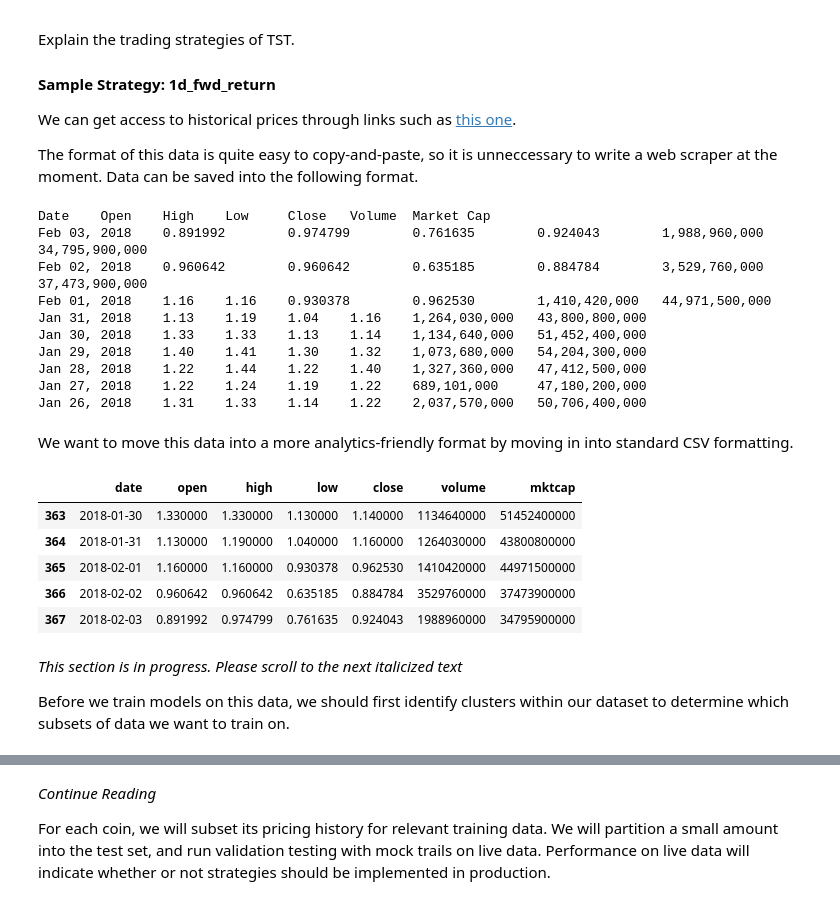
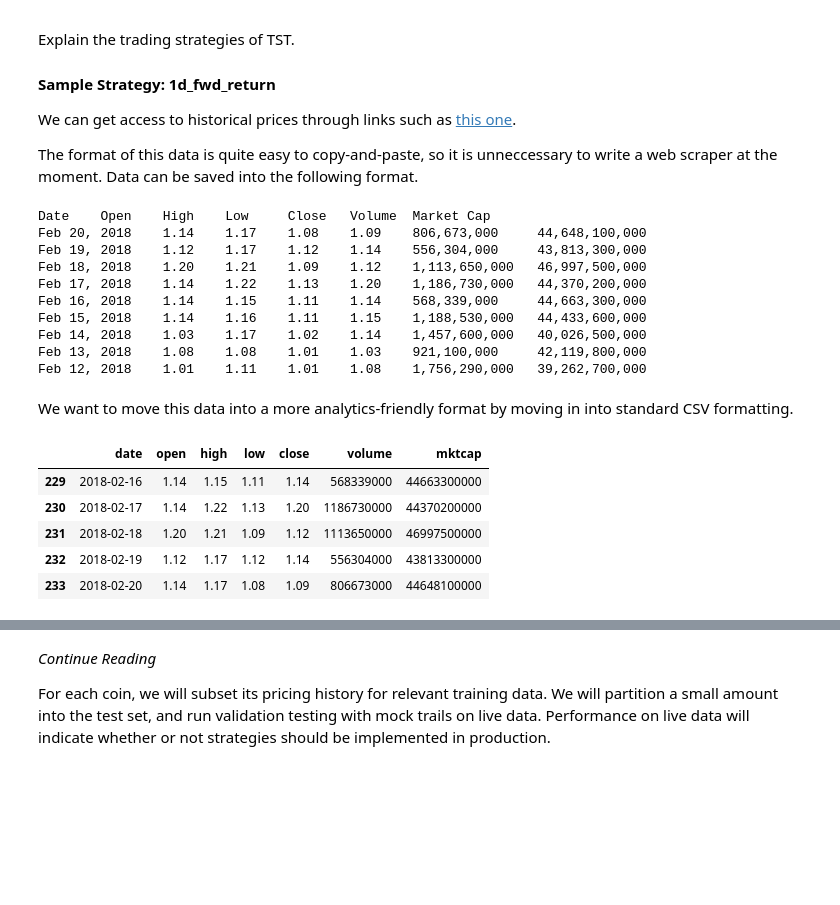
Before and after one commit to welsny/crypto-analysis, a Jupyter notebook: Strategies.ipynb, the cells around one changed output, grey strips where cells are left out. Saved outputs shown, nothing was run; the diff lists cells and outputs as text; code cells hidden in the pictures; blank space fills up the shorter version.

```diff
--- a/Strategies.ipynb
+++ b/Strategies.ipynb
@@ -21,44 +21,44 @@ The format of this data is quite easy to copy-and-paste, so it is unneccessary t
 # %%
 %%bash
 
-head xrp_daily.dat
+head xrp_daily.raw
 # %% [output]
 Date    Open    High    Low     Close   Volume  Market Cap
-Feb 03, 2018    0.891992        0.974799        0.761635        0.924043        1,988,960,000   34,795,900,000
-Feb 02, 2018    0.960642        0.960642        0.635185        0.884784        3,529,760,000   37,473,900,000
-Feb 01, 2018    1.16    1.16    0.930378        0.962530        1,410,420,000   44,971,500,000
-Jan 31, 2018    1.13    1.19    1.04    1.16    1,264,030,000   43,800,800,000
-Jan 30, 2018    1.33    1.33    1.13    1.14    1,134,640,000   51,452,400,000
-Jan 29, 2018    1.40    1.41    1.30    1.32    1,073,680,000   54,204,300,000
-Jan 28, 2018    1.22    1.44    1.22    1.40    1,327,360,000   47,412,500,000
-Jan 27, 2018    1.22    1.24    1.19    1.22    689,101,000     47,180,200,000
-Jan 26, 2018    1.31    1.33    1.14    1.22    2,037,570,000   50,706,400,000
+Feb 20, 2018    1.14    1.17    1.08    1.09    806,673,000     44,648,100,000
+Feb 19, 2018    1.12    1.17    1.12    1.14    556,304,000     43,813,300,000
+Feb 18, 2018    1.20    1.21    1.09    1.12    1,113,650,000   46,997,500,000
+Feb 17, 2018    1.14    1.22    1.13    1.20    1,186,730,000   44,370,200,000
+Feb 16, 2018    1.14    1.15    1.11    1.14    568,339,000     44,663,300,000
+Feb 15, 2018    1.14    1.16    1.11    1.15    1,188,530,000   44,433,600,000
+Feb 14, 2018    1.03    1.17    1.02    1.14    1,457,600,000   40,026,500,000
+Feb 13, 2018    1.08    1.08    1.01    1.03    921,100,000     42,119,800,000
+Feb 12, 2018    1.01    1.11    1.01    1.08    1,756,290,000   39,262,700,000
 # %% [markdown]
 We want to move this data into a more analytics-friendly format by moving in into standard CSV formatting.
 # %%
 from datetime import datetime
+import pandas as pd
+import matplotlib.pyplot as plt
+from scipy import stats
+from sklearn import preprocessing
+from math import log
+import numpy as np
 
-import pandas as pd
-
-df = pd.read_csv('xrp_daily.dat', sep='\t').infer_objects()
+df = pd.read_csv('xrp_daily.raw', sep='\t').infer_objects()
 df = df.rename(index=str, columns={"Date": "date", "Open": "open", "High": "high", "Low": "low",
                               "Close": "close", "Volume": "volume", "Market Cap": "mktcap"})
 
 df.volume = df.volume.apply(lambda v: int(v.replace(',', '')))
 df.mktcap = df.mktcap.apply(lambda m: int(m.replace(',', '')))
 df.date = df.date.apply(lambda d: datetime.strptime(d, "%b %d, %Y").strftime("%Y-%m-%d"))
 df = df.iloc[::-1].reset_index(drop=True)
 
 df.to_csv("/Users/lola/xrp_daily.csv", index=False)
 df.tail()
 # %% [output]
 |  | date | open | high | low | close | volume | mktcap |
-| 363 | 2018-01-30 | 1.330000 | 1.330000 | 1.130000 | 1.140000 | 1134640000 | 51452400000 |
-| 364 | 2018-01-31 | 1.130000 | 1.190000 | 1.040000 | 1.160000 | 1264030000 | 43800800000 |
-| 365 | 2018-02-01 | 1.160000 | 1.160000 | 0.930378 | 0.962530 | 1410420000 | 44971500000 |
-| 366 | 2018-02-02 | 0.960642 | 0.960642 | 0.635185 | 0.884784 | 3529760000 | 37473900000 |
-| 367 | 2018-02-03 | 0.891992 | 0.974799 | 0.761635 | 0.924043 | 1988960000 | 34795900000 |
+| 229 | 2018-02-16 | 1.14 | 1.15 | 1.11 | 1.14 | 568339000 | 44663300000 |
+| 230 | 2018-02-17 | 1.14 | 1.22 | 1.13 | 1.20 | 1186730000 | 44370200000 |
+| 231 | 2018-02-18 | 1.20 | 1.21 | 1.09 | 1.12 | 1113650000 | 46997500000 |
+| 232 | 2018-02-19 | 1.12 | 1.17 | 1.12 | 1.14 | 556304000 | 43813300000 |
+| 233 | 2018-02-20 | 1.14 | 1.17 | 1.08 | 1.09 | 806673000 | 44648100000 |
-# %% [markdown]
-_This section is in progress. Please scroll to the next italicized text_
-
-Before we train models on this data, we should first identify clusters within our dataset to determine which subsets of data we want to train on.
```
Also changed, not shown: parts of 14 cells of this notebook, 1 other file.
